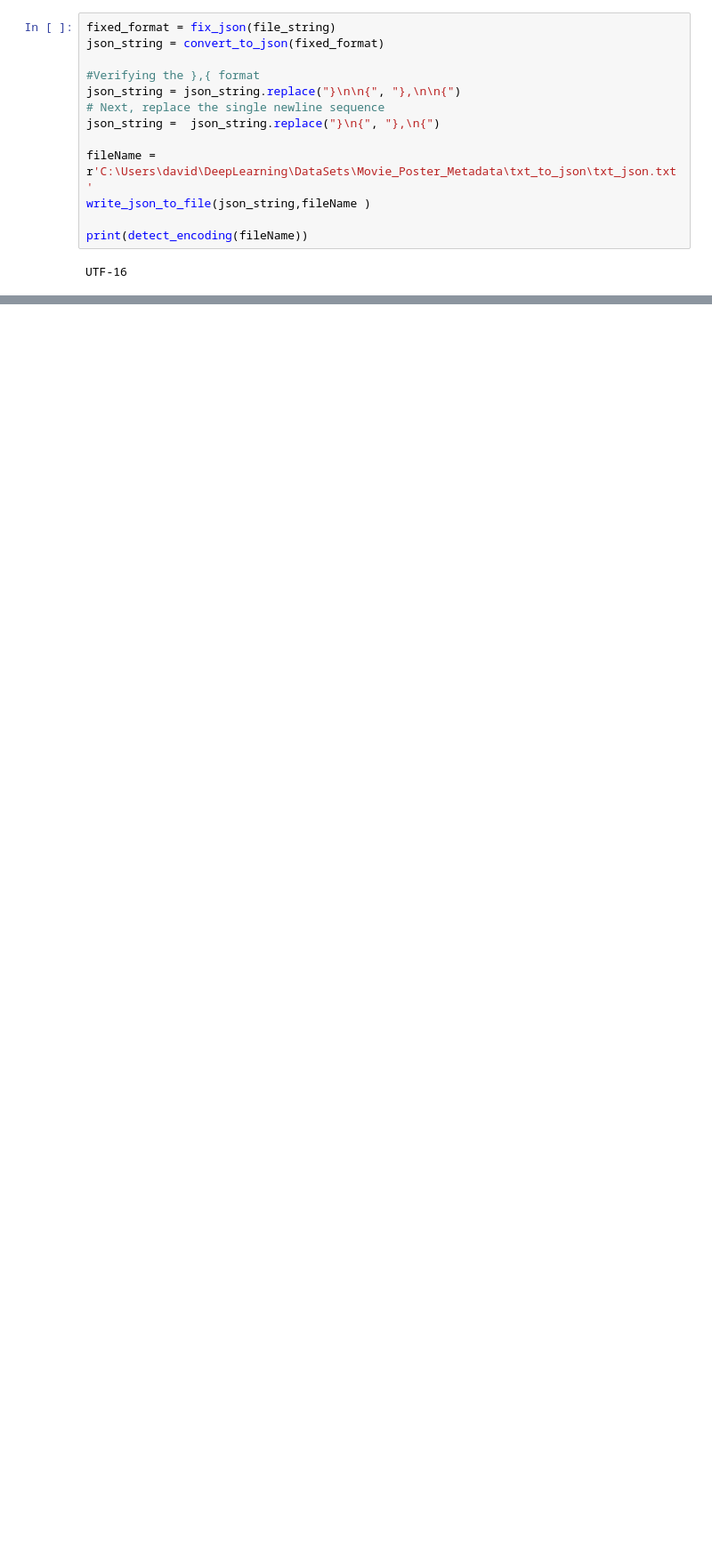
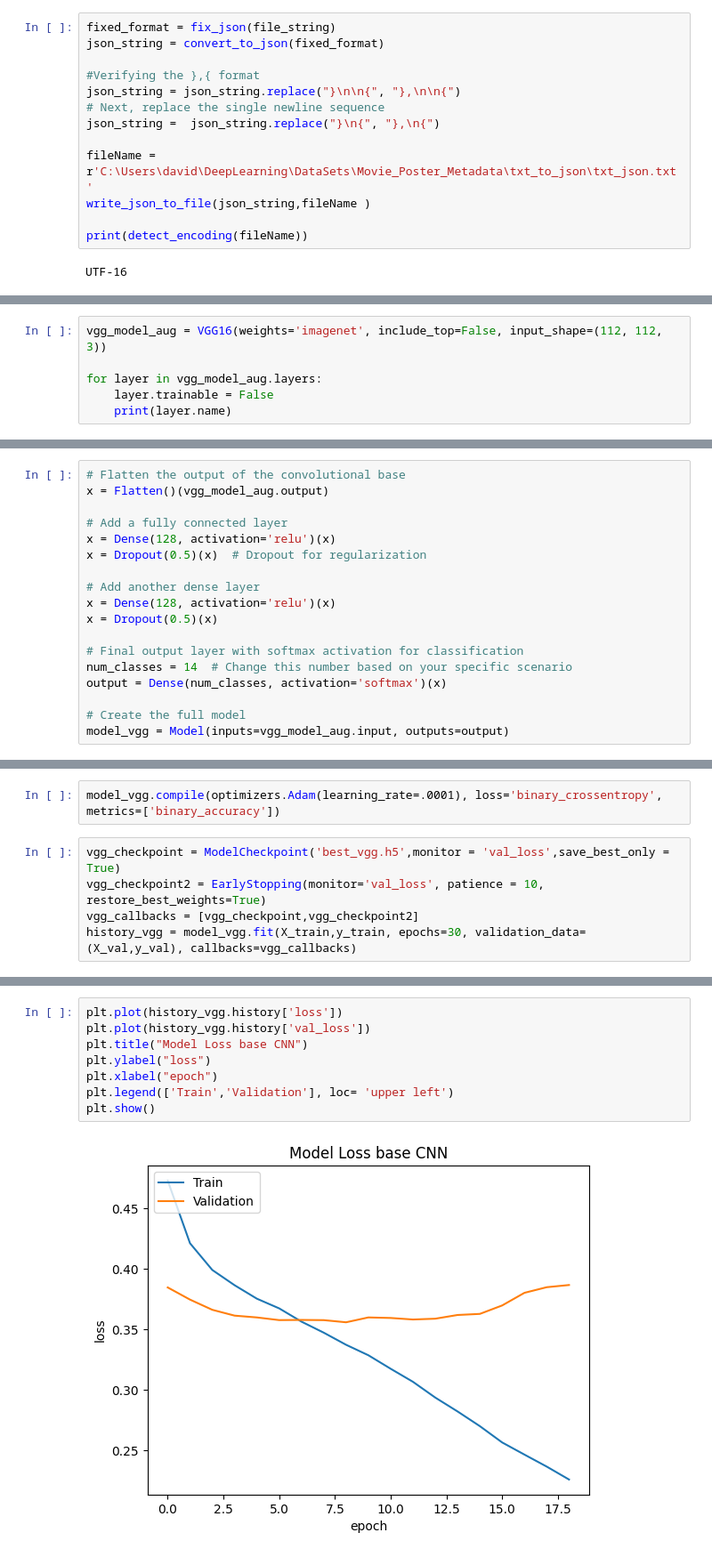
Before and after one commit to Dnaddall/Deep-Learning, a Jupyter notebook: Notes/Assignment 2/Assignment_2.ipynb, the cells around one changed output, grey strips where cells are left out. Shown at 89% size. Cells and saved outputs as stored; diff of their text form; blank space fills up the shorter version.

Commit message:
Finished assignment 2 fully complete

```diff
--- a/Notes/Assignment 2/Assignment_2.ipynb
+++ b/Notes/Assignment 2/Assignment_2.ipynb
@@ -183,0 +745,6 @@ display(df)
+# %%
+vgg_model_aug = VGG16(weights='imagenet', include_top=False, input_shape=(112, 112, 3))
+
+for layer in vgg_model_aug.layers:
+    layer.trainable = False
+    print(layer.name)
@@ -183,0 +778,18 @@ display(df)
+# %%
+# Flatten the output of the convolutional base
+x = Flatten()(vgg_model_aug.output)
+
+# Add a fully connected layer
+x = Dense(128, activation='relu')(x)
+x = Dropout(0.5)(x)  # Dropout for regularization
+
+# Add another dense layer
+x = Dense(128, activation='relu')(x)
+x = Dropout(0.5)(x)
+
+# Final output layer with softmax activation for classification
+num_classes = 14  # Change this number based on your specific scenario
+output = Dense(num_classes, activation='softmax')(x)
+
+# Create the full model
+model_vgg = Model(inputs=vgg_model_aug.input, outputs=output)
@@ -183,0 +823,7 @@ display(df)
+# %%
+model_vgg.compile(optimizers.Adam(learning_rate=.0001), loss='binary_crossentropy', metrics=['binary_accuracy'])
+# %%
+vgg_checkpoint = ModelCheckpoint('best_vgg.h5',monitor = 'val_loss',save_best_only = True)
+vgg_checkpoint2 = EarlyStopping(monitor='val_loss', patience = 10, restore_best_weights=True)
+vgg_callbacks = [vgg_checkpoint,vgg_checkpoint2]
+history_vgg = model_vgg.fit(X_train,y_train, epochs=30, validation_data=(X_val,y_val), callbacks=vgg_callbacks)
@@ -183,0 +925,10 @@ display(df)
+# %%
+plt.plot(history_vgg.history['loss'])
+plt.plot(history_vgg.history['val_loss'])
+plt.title("Model Loss base CNN")
+plt.ylabel("loss")
+plt.xlabel("epoch")
+plt.legend(['Train','Validation'], loc= 'upper left')
+plt.show()
+# %% [output]
+[figure, added]
```
Also changed, not shown: parts of 66 cells of this notebook.
